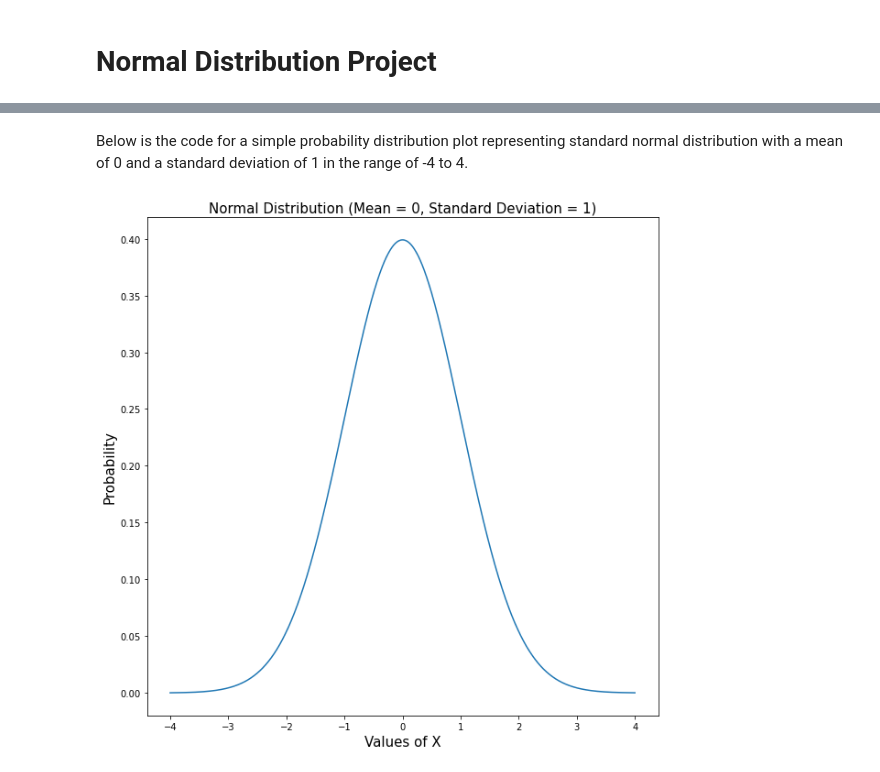
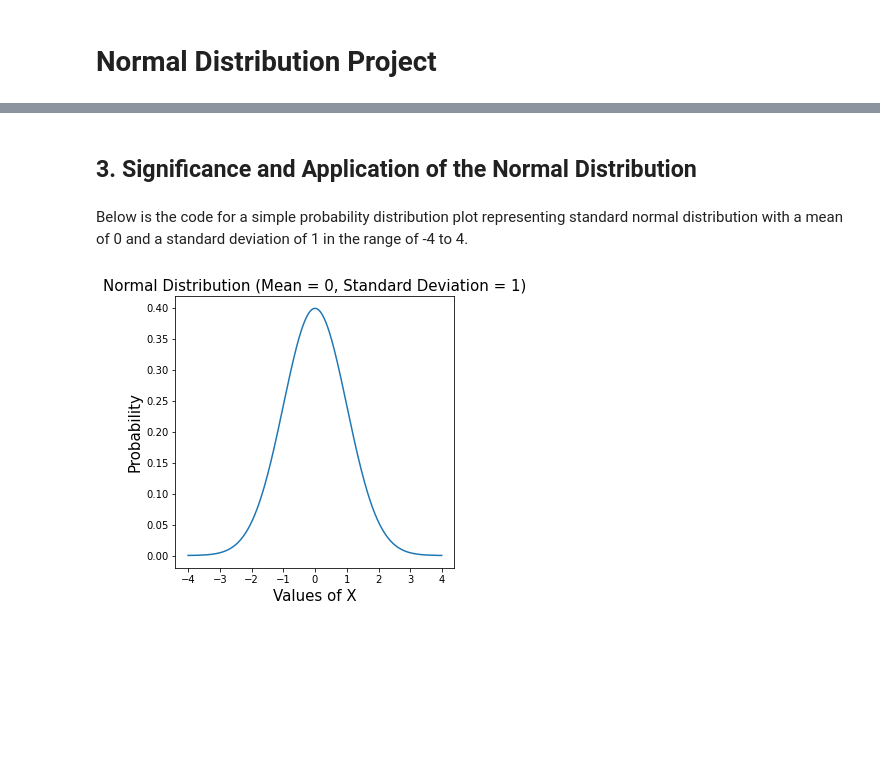
Before and after one commit to Scunnies/funddata_assessment, a Jupyter notebook: Normal Distribution/Normal Distribution Assessment Notebook.ipynb, the cells around one changed output, grey strips where cells are left out. Saved outputs shown, nothing was run; the diff lists cells and outputs as text; code cells hidden in the pictures; blank space fills up the shorter version.

```diff
--- a/Normal Distribution/Normal Distribution Assessment Notebook.ipynb
+++ b/Normal Distribution/Normal Distribution Assessment Notebook.ipynb
@@ -14,22 +37,24 @@ The normal distribution is considered to be the most important probability distr
+# %% [markdown]
+## 3. Significance and Application of the Normal Distribution
 # %% [markdown]
 Below is the code for a simple probability distribution plot representing standard normal distribution with a mean of 0 and a standard deviation of 1 in the range of -4 to 4.
 # %%
 # Create a normal distribution with mean 0 and standard deviation 1
 
 import numpy as np   #for math operations
 import matplotlib.pyplot as plt   #to generate a plot
 from scipy.stats import norm   #to generate normal distribution
 
-# Plot between -4 and 4 with .001 steps
-x_axis = np.arange(-4, 4, .001)
+# Plot between -4 and 4 with .01 steps
+x_axis = np.arange(-4, 4, .01)
 
-plt.figure(figsize=(10, 10))
+plt.figure(figsize=(5, 5))
 
 # Mean = 0, SD = 1
 plt.plot(x_axis, norm.pdf(x_axis, 0, 1))
 plt.title('Normal Distribution (Mean = 0, Standard Deviation = 1)', fontsize='15')
 plt.xlabel('Values of X', fontsize='15')
 plt.ylabel('Probability', fontsize='15')
 plt.show()
 # %% [output]
-[figure, old version]
+[figure, new version]
```
Also changed, not shown: parts of 10 cells of this notebook, 1 other file.
